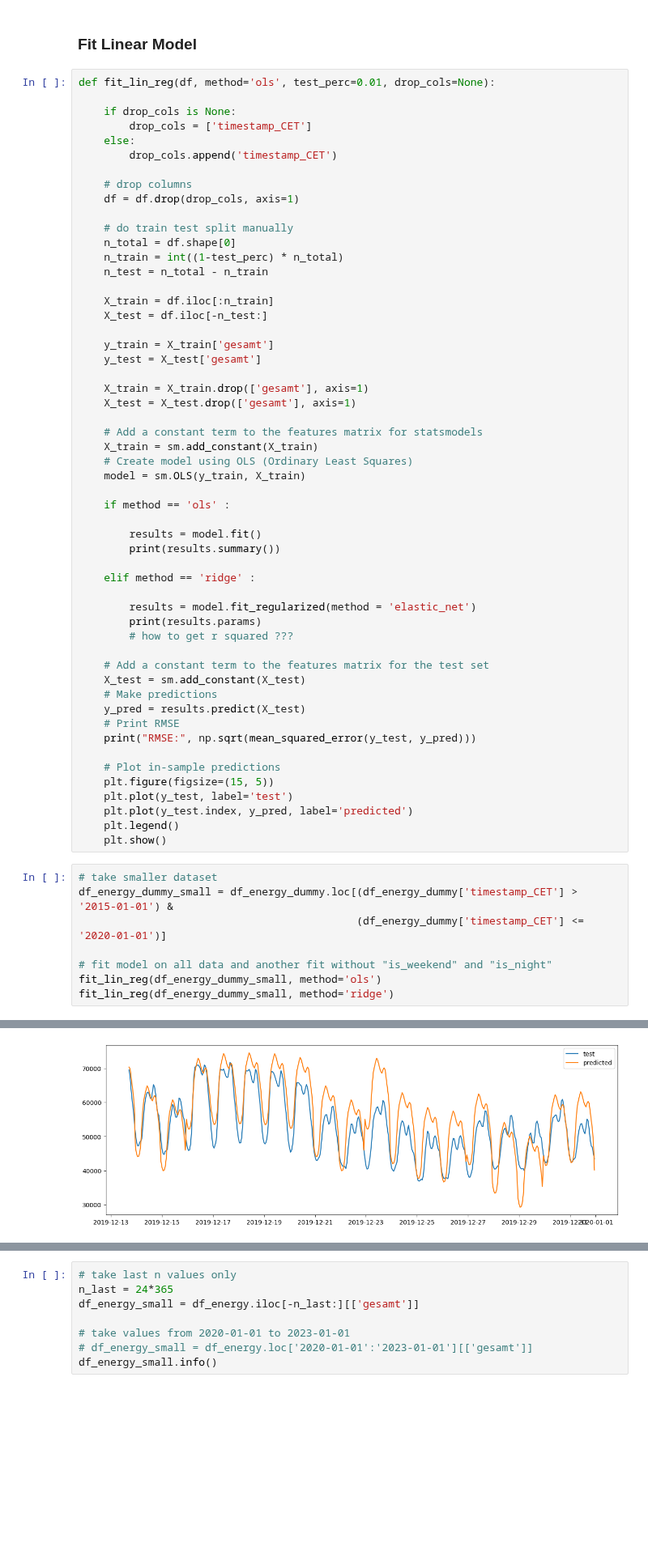
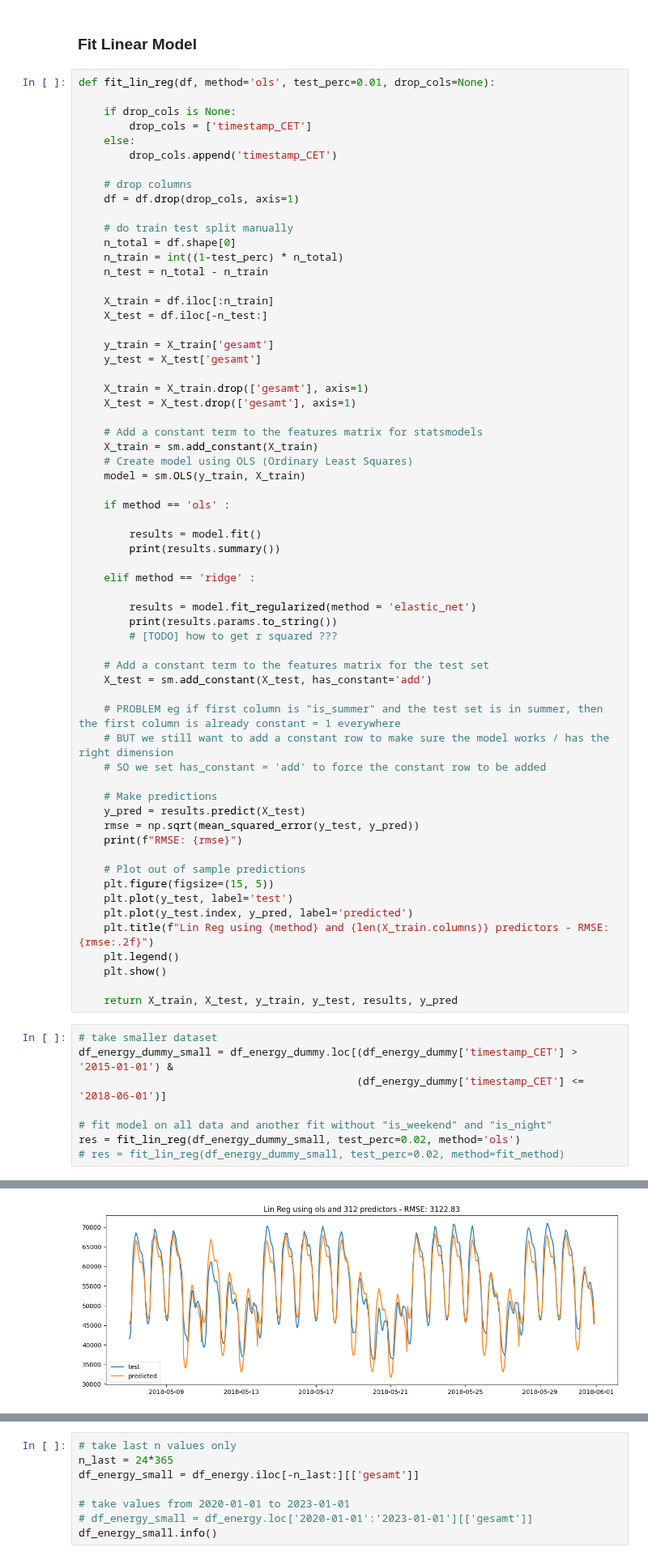
Before and after one commit to hikotei/2023_11-PTSFC, a Jupyter notebook: 2023_12_20 tbats holiday dummy.ipynb, the cells around one changed output, grey strips where cells are left out. Shown at 81% size. Cells and saved outputs as stored; diff of their text form; blank space fills up the shorter version.

```diff
--- a/2023_12_20 tbats holiday dummy.ipynb
+++ b/2023_12_20 tbats holiday dummy.ipynb
@@ -401,30 +520,38 @@ def fit_lin_reg(df, method='ols', test_perc=0.01, drop_cols=None):
     elif method == 'ridge' :
 
         results = model.fit_regularized(method = 'elastic_net')
-        print(results.params)
-        # how to get r squared ???
+        print(results.params.to_string())
+        # [TODO] how to get r squared ???
 
     # Add a constant term to the features matrix for the test set
-    X_test = sm.add_constant(X_test)
+    X_test = sm.add_constant(X_test, has_constant='add')
+
+    # PROBLEM eg if first column is "is_summer" and the test set is in summer, then the first column is already constant = 1 everywhere
+    # BUT we still want to add a constant row to make sure the model works / has the right dimension
+    # SO we set has_constant = 'add' to force the constant row to be added
+
     # Make predictions
     y_pred = results.predict(X_test)
-    # Print RMSE
-    print("RMSE:", np.sqrt(mean_squared_error(y_test, y_pred)))
+    rmse = np.sqrt(mean_squared_error(y_test, y_pred))
+    print(f"RMSE: {rmse}")
 
-    # Plot in-sample predictions
+    # Plot out of sample predictions
     plt.figure(figsize=(15, 5))
     plt.plot(y_test, label='test')
     plt.plot(y_test.index, y_pred, label='predicted')
+    plt.title(f"Lin Reg using {method} and {len(X_train.columns)} predictors - RMSE: {rmse:.2f}")
     plt.legend()
     plt.show()
+
+    return X_train, X_test, y_train, y_test, results, y_pred
 # %%
 # take smaller dataset
 df_energy_dummy_small = df_energy_dummy.loc[(df_energy_dummy['timestamp_CET'] > '2015-01-01') &
-                                            (df_energy_dummy['timestamp_CET'] <= '2020-01-01')]
+                                            (df_energy_dummy['timestamp_CET'] <= '2018-06-01')]
 
 # fit model on all data and another fit without "is_weekend" and "is_night"
-fit_lin_reg(df_energy_dummy_small, method='ols')
-fit_lin_reg(df_energy_dummy_small, method='ridge')
+res = fit_lin_reg(df_energy_dummy_small, test_perc=0.02, method='ols')
+# res = fit_lin_reg(df_energy_dummy_small, test_perc=0.02, method=fit_method)
 # %% [output]
                             OLS Regression Results
 ==============================================================================
@@ -446 +573 @@ RMSE: 6052.313096007873
-[figure, old version]
+[figure, new version]
```
Also changed, not shown: parts of 9 cells of this notebook, 21 other files.
